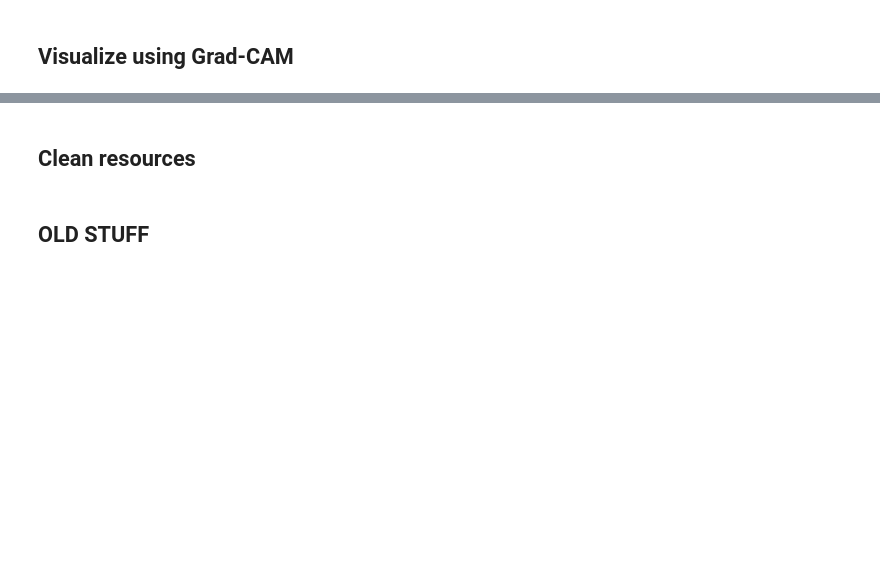
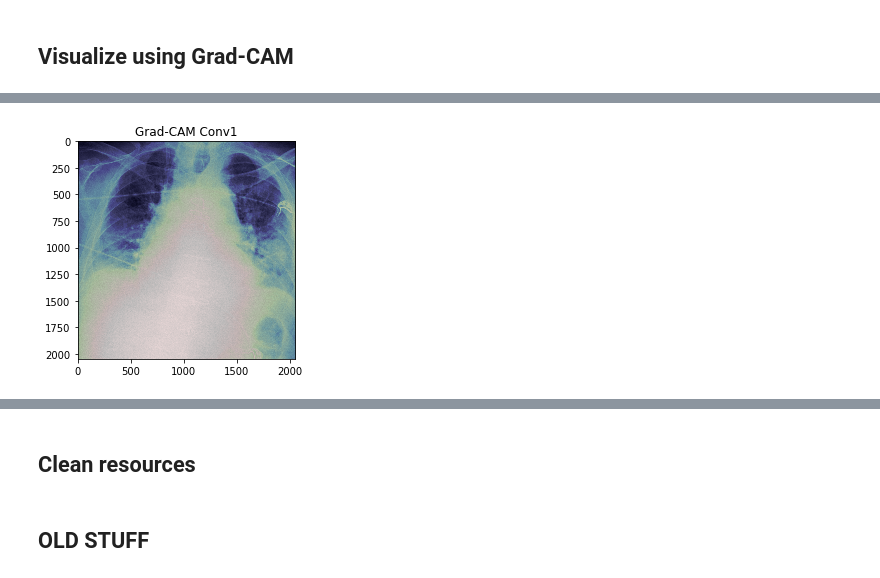
Before and after one commit to grace-lam/nn-visualization, a Jupyter notebook: code/grad_cam.ipynb, the cells around one changed output, grey strips where cells are left out. Saved outputs shown, nothing was run; the diff lists cells and outputs as text; code cells hidden in the pictures; blank space fills up the shorter version.

```diff
--- a/code/grad_cam.ipynb
+++ b/code/grad_cam.ipynb
@@ -23,2 +34,16 @@ def show_grayscale_image(img, title=''):
+# %%
+def see_grad_cam_overlay(original_img, layer, neuron_index, name=''):
+    grad_cam = GradCam(model, sess, output[0][neuron_index], images, layer)
+    grad_cam_mask = grad_cam.GetMask(img_to_feed, feed_dict={train_mode: False}, should_resize = True, three_dims = False)
+
+#     print(grad_cam_mask.min())
+#     print(np.percentile(grad_cam_mask, 25))
+#     print(np.percentile(grad_cam_mask, 50))
+#     print(np.percentile(grad_cam_mask, 75))
+#     print(grad_cam_mask.max())
+#     print(np.mean(grad_cam_mask))
+
+    # Render the saliency mask.
+    show_overlay(original_img, grad_cam_mask, title='Grad-CAM ' + name)
 # %% [markdown]
 ## Image processing
@@ -143,0 +219,4 @@ show_grayscale_image(grad_cam_mask, title='Grad-CAM')
+# %%
+see_grad_cam_overlay(img, conv1_1, tensor_index, "Conv1")
+# %% [output]
+[figure, added]
```
Also changed, not shown: parts of 48 cells of this notebook.
